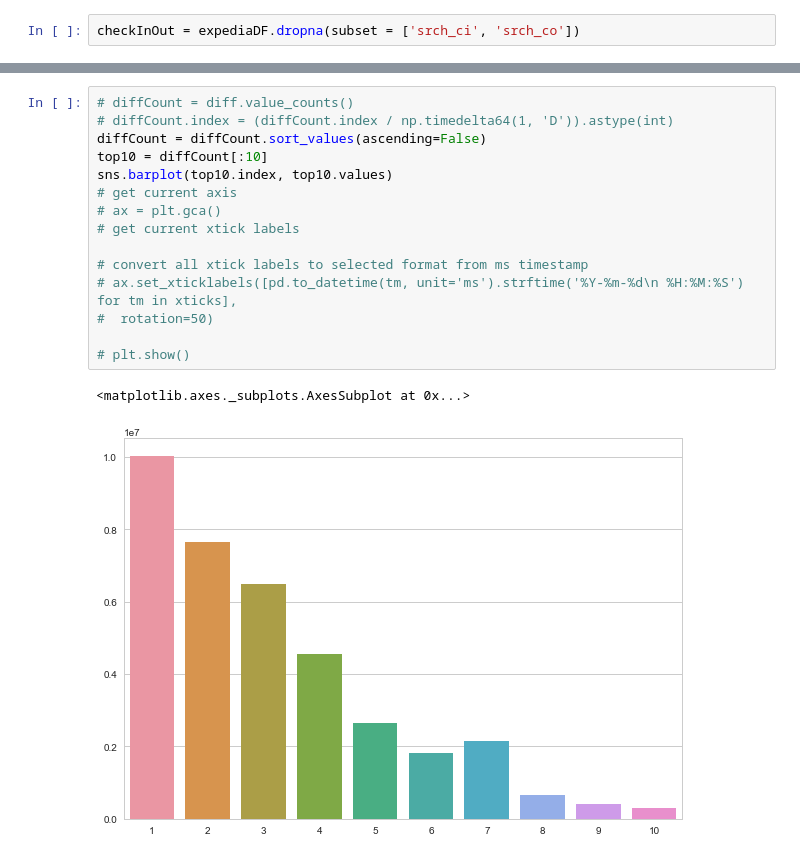
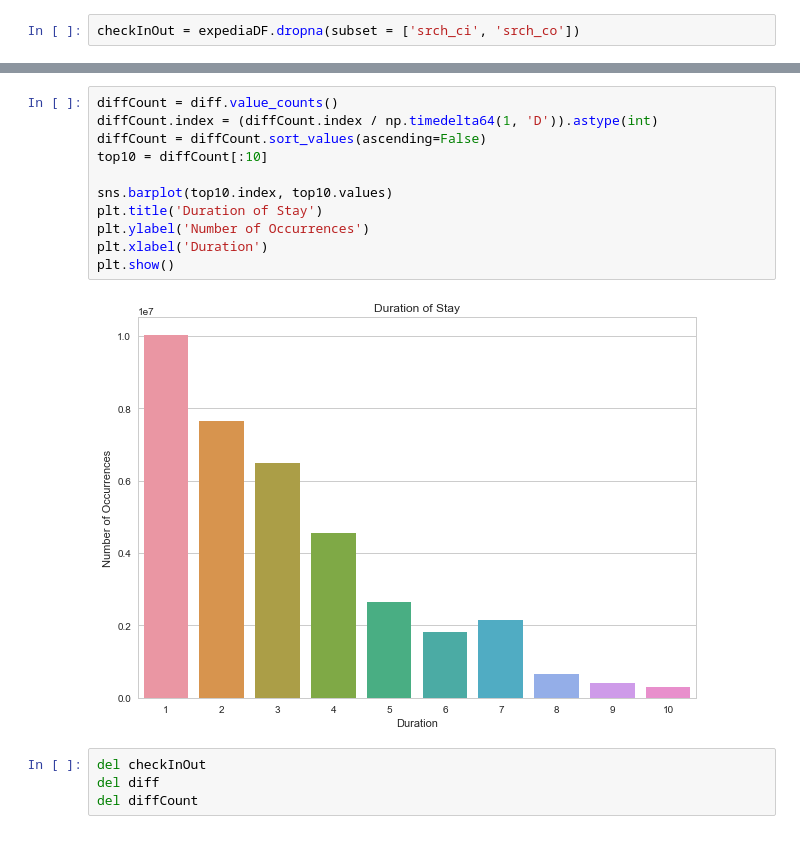
Before and after one commit to silvanabc/expedia-hotel-recommendations, a Jupyter notebook: Hotel Recommendations.ipynb, the cells around one changed output, grey strips where cells are left out. Saved outputs shown, nothing was run; the diff lists cells and outputs as text.

```diff
--- a/Hotel Recommendations.ipynb
+++ b/Hotel Recommendations.ipynb
@@ -234,18 +180,17 @@ Length: 286, dtype: int64
 # %%
-# diffCount = diff.value_counts()
-# diffCount.index = (diffCount.index / np.timedelta64(1, 'D')).astype(int)
+diffCount = diff.value_counts()
+diffCount.index = (diffCount.index / np.timedelta64(1, 'D')).astype(int)
 diffCount = diffCount.sort_values(ascending=False)
 top10 = diffCount[:10]
+
 sns.barplot(top10.index, top10.values)
-# get current axis
-# ax = plt.gca()
-# get current xtick labels
-
-# convert all xtick labels to selected format from ms timestamp
-# ax.set_xticklabels([pd.to_datetime(tm, unit='ms').strftime('%Y-%m-%d\n %H:%M:%S') for tm in xticks],
-#  rotation=50)
-
-# plt.show()
+plt.title('Duration of Stay')
+plt.ylabel('Number of Occurrences')
+plt.xlabel('Duration')
+plt.show()
 # %% [output]
-<matplotlib.axes._subplots.AxesSubplot at 0x...>
-[figure, old version]
+[figure, new version]
+# %%
+del checkInOut
+del diff
+del diffCount
```
Also changed, not shown: parts of 22 cells of this notebook.
